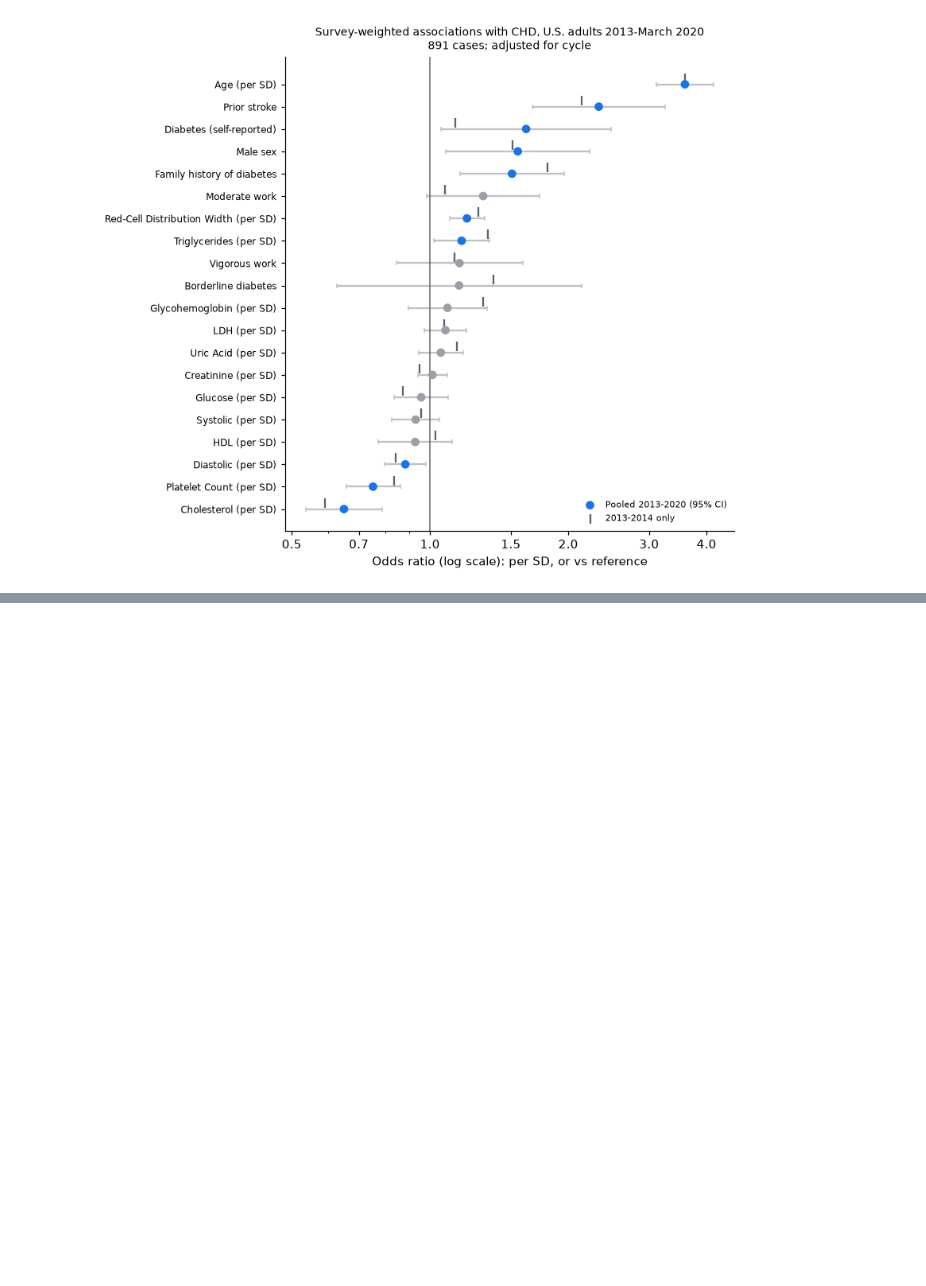
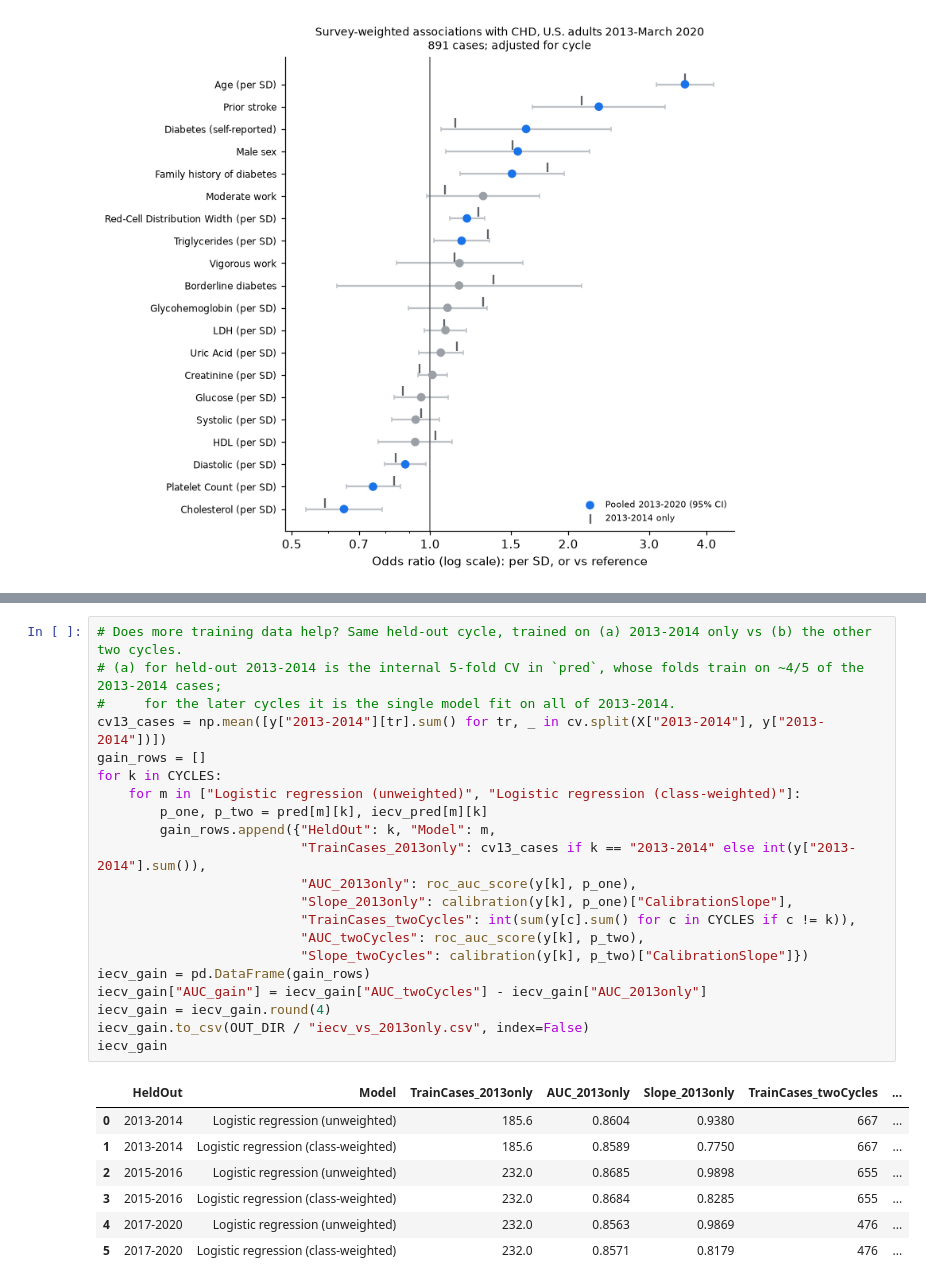
Before and after one commit to Markholmezza/nhanes-chd, a Jupyter notebook: notebooks/external_validation.ipynb, the cells around one changed output, grey strips where cells are left out. Drawn from its saved outputs; the diff is of its cells as text; blank space fills up the shorter version.

```diff
--- a/notebooks/external_validation.ipynb
+++ b/notebooks/external_validation.ipynb
@@ -525,0 +564,29 @@ fig.savefig(ROOT / "docs" / "pooled_forest.png", dpi=160, bbox_inches="tight");
+# %%
+# Does more training data help? Same held-out cycle, trained on (a) 2013-2014 only vs (b) the other two cycles.
+# (a) for held-out 2013-2014 is the internal 5-fold CV in `pred`, whose folds train on ~4/5 of the 2013-2014 cases;
+#     for the later cycles it is the single model fit on all of 2013-2014.
+cv13_cases = np.mean([y["2013-2014"][tr].sum() for tr, _ in cv.split(X["2013-2014"], y["2013-2014"])])
+gain_rows = []
+for k in CYCLES:
+    for m in ["Logistic regression (unweighted)", "Logistic regression (class-weighted)"]:
+        p_one, p_two = pred[m][k], iecv_pred[m][k]
+        gain_rows.append({"HeldOut": k, "Model": m,
+                          "TrainCases_2013only": cv13_cases if k == "2013-2014" else int(y["2013-2014"].sum()),
+                          "AUC_2013only": roc_auc_score(y[k], p_one),
+                          "Slope_2013only": calibration(y[k], p_one)["CalibrationSlope"],
+                          "TrainCases_twoCycles": int(sum(y[c].sum() for c in CYCLES if c != k)),
+                          "AUC_twoCycles": roc_auc_score(y[k], p_two),
+                          "Slope_twoCycles": calibration(y[k], p_two)["CalibrationSlope"]})
+iecv_gain = pd.DataFrame(gain_rows)
+iecv_gain["AUC_gain"] = iecv_gain["AUC_twoCycles"] - iecv_gain["AUC_2013only"]
+iecv_gain = iecv_gain.round(4)
+iecv_gain.to_csv(OUT_DIR / "iecv_vs_2013only.csv", index=False)
+iecv_gain
+# %% [output]
+|  | HeldOut | Model | TrainCases_2013only | AUC_2013only | Slope_2013only | TrainCases_twoCycles | ... |
+| 0 | 2013-2014 | Logistic regression (unweighted) | 185.6 | 0.8604 | 0.9380 | 667 | ... |
+| 1 | 2013-2014 | Logistic regression (class-weighted) | 185.6 | 0.8589 | 0.7750 | 667 | ... |
+| 2 | 2015-2016 | Logistic regression (unweighted) | 232.0 | 0.8685 | 0.9898 | 655 | ... |
+| 3 | 2015-2016 | Logistic regression (class-weighted) | 232.0 | 0.8684 | 0.8285 | 655 | ... |
+| 4 | 2017-2020 | Logistic regression (unweighted) | 232.0 | 0.8563 | 0.9869 | 476 | ... |
+| 5 | 2017-2020 | Logistic regression (class-weighted) | 232.0 | 0.8571 | 0.8179 | 476 | ... |
```
Also changed, not shown: parts of 6 cells of this notebook, 7 other files.
